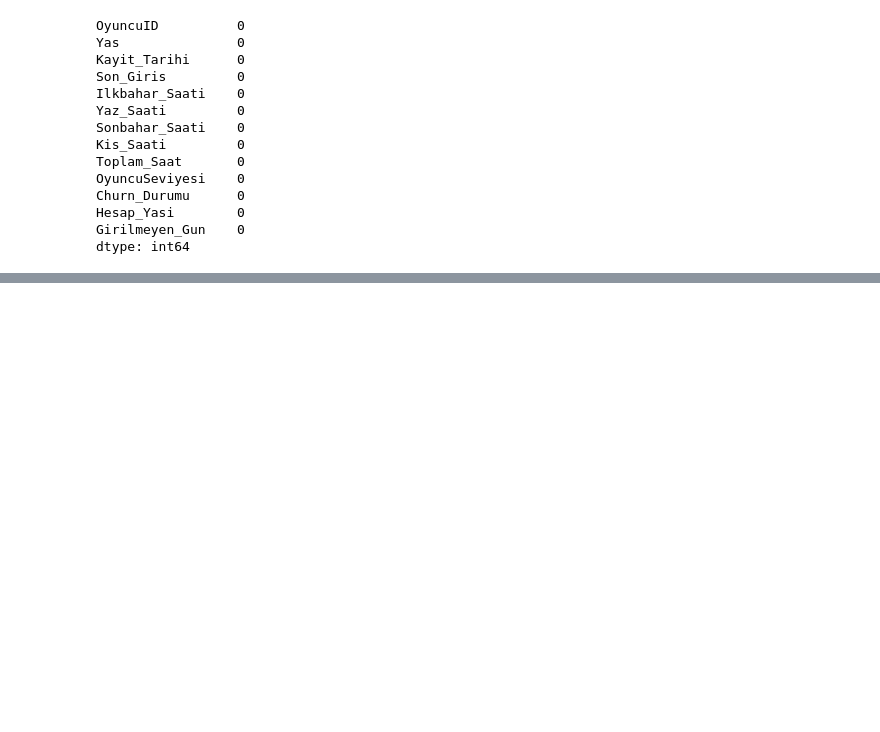
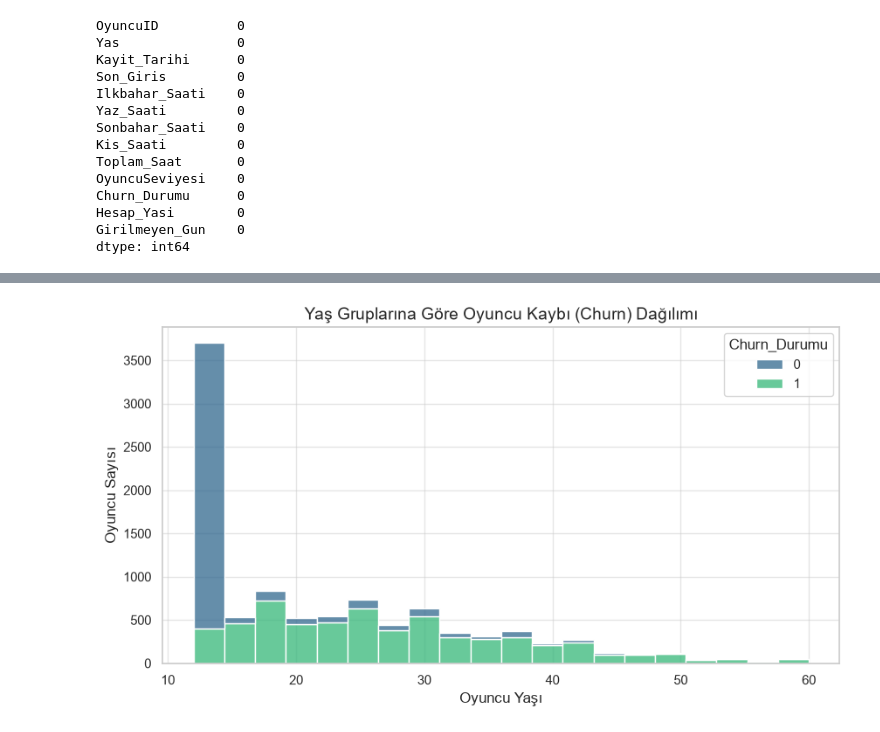
Before and after one commit to Eylulipekayd/Player-Churn-System, a Jupyter notebook: notebooks/my_dataset_EDA.ipynb, the cells around one changed output, grey strips where cells are left out. Saved outputs shown, nothing was run; the diff lists cells and outputs as text; code cells hidden in the pictures; blank space fills up the shorter version.

Commit message:
Kendi Veri Setimdeki Churn Etkisini Görebilmek İçin Grafik Kodu Eklendi

```diff
--- a/notebooks/my_dataset_EDA.ipynb
+++ b/notebooks/my_dataset_EDA.ipynb
@@ -42,0 +75,22 @@ df.describe()
+# %%
+import pandas as pd
+import matplotlib.pyplot as plt
+import seaborn as sns
+
+# Grafiklerin daha şık görünmesi için seaborn teması
+sns.set_theme(style="whitegrid")
+
+plt.figure(figsize=(10, 5))
+
+# x parametresini 'Yas' olarak güncelledik
+sns.histplot(data=df, x='Yas', hue='Churn_Durumu',
+             multiple='stack',
+             palette='viridis',
+             bins=20)
+
+plt.title('Yaş Gruplarına Göre Oyuncu Kaybı (Churn) Dağılımı', fontsize=14)
+plt.xlabel('Oyuncu Yaşı')
+plt.ylabel('Oyuncu Sayısı')
+plt.show()
+# %% [output]
+[figure, added]
```
Also changed, not shown: parts of 3 cells of this notebook.
